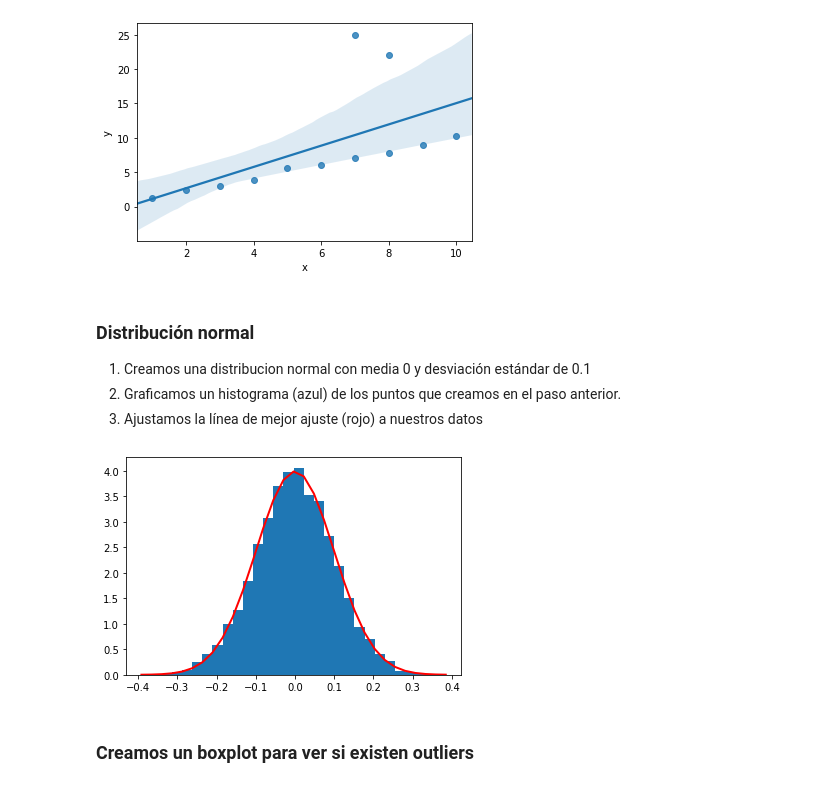
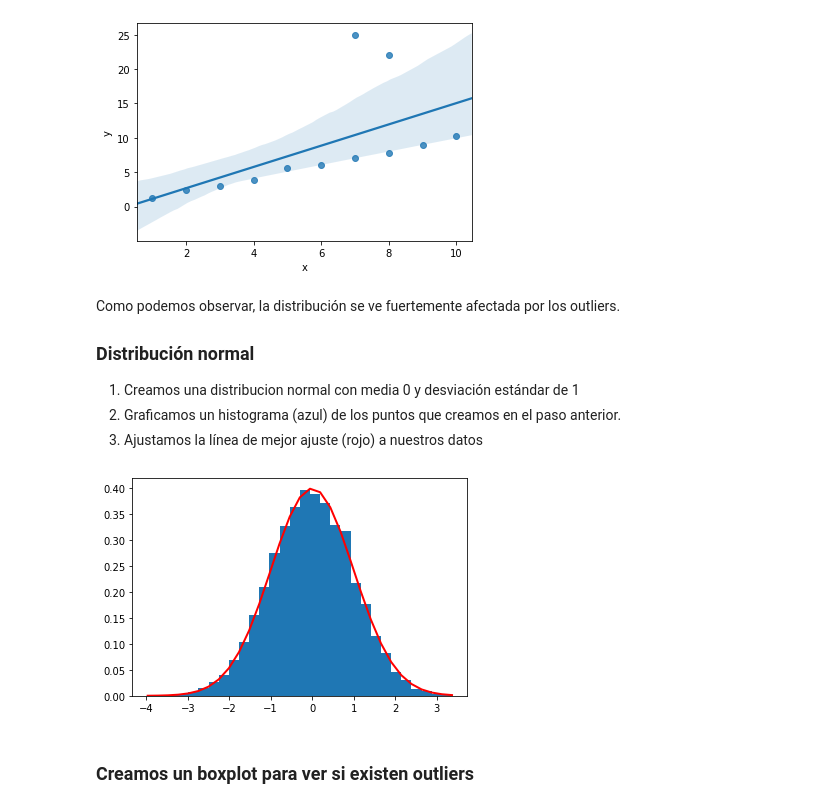
Before and after one commit to alejopaullier96/um-data-science, a Jupyter notebook: ejemplos_de_clase/06_outliers.ipynb, the cells around one changed output. Drawn from its saved outputs; the diff is of its cells as text; code cells hidden in the pictures.

```diff
--- a/ejemplos_de_clase/06_outliers.ipynb
+++ b/ejemplos_de_clase/06_outliers.ipynb
@@ -47,22 +47,24 @@ sns.regplot(data['x'],data['y'])
 <matplotlib.axes._subplots.AxesSubplot at 0x...>
 [figure]
 # %% [markdown]
+Como podemos observar, la distribución se ve fuertemente afectada por los outliers.
+
 ### Distribución normal
-1. Creamos una distribucion normal con media 0 y desviación estándar de 0.1
+1. Creamos una distribucion normal con media 0 y desviación estándar de 1
 2. Graficamos un histograma (azul) de los puntos que creamos en el paso anterior.
 3. Ajustamos la línea de mejor ajuste (rojo) a nuestros datos
 # %%
 fig, ax = plt.subplots(1, 1)
-mu, sigma = 0, 0.1 # mean and standard deviation
+mu, sigma = 0, 1 # mean and standard deviation
 s = np.random.normal(mu, sigma, 10000)
 
 count, bins, ignored = plt.hist(s, 30, density=True)
 plt.plot(bins, 1/(sigma * np.sqrt(2 * np.pi)) *
                np.exp( - (bins - mu)**2 / (2 * sigma**2) ),
          linewidth=2, color='r')
 plt.show()
 # %% [output]
-[figure, old version]
+[figure, new version]
 # %% [markdown]
 ### Creamos un boxplot para ver si existen outliers
 # %%
```
Also changed, not shown: parts of 1 cell of this notebook, 15 other files.
